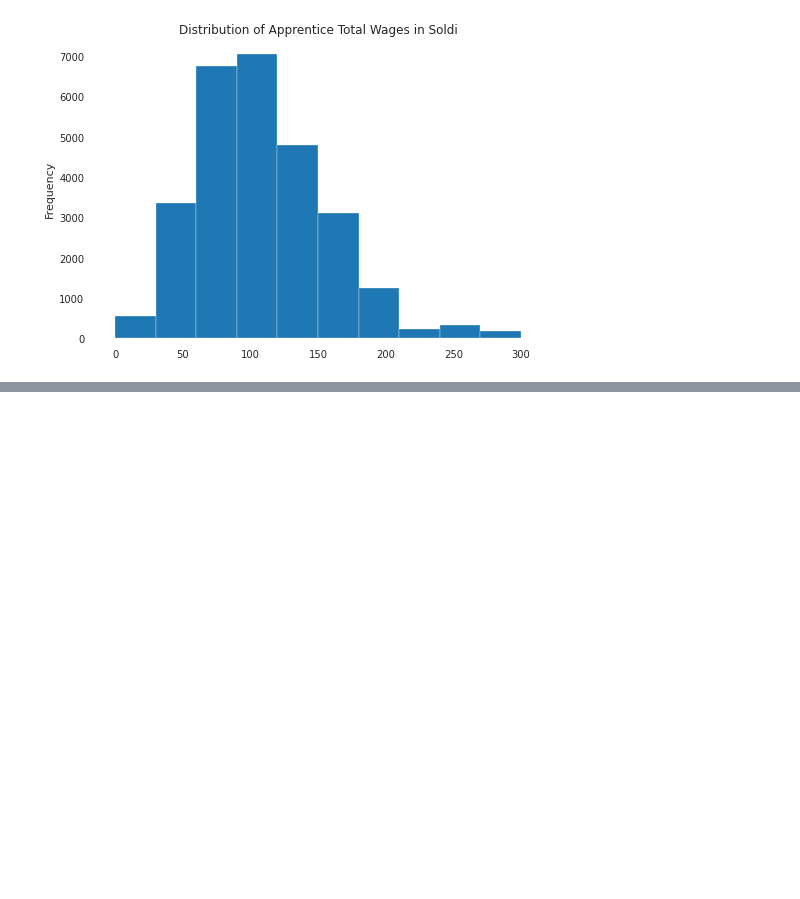
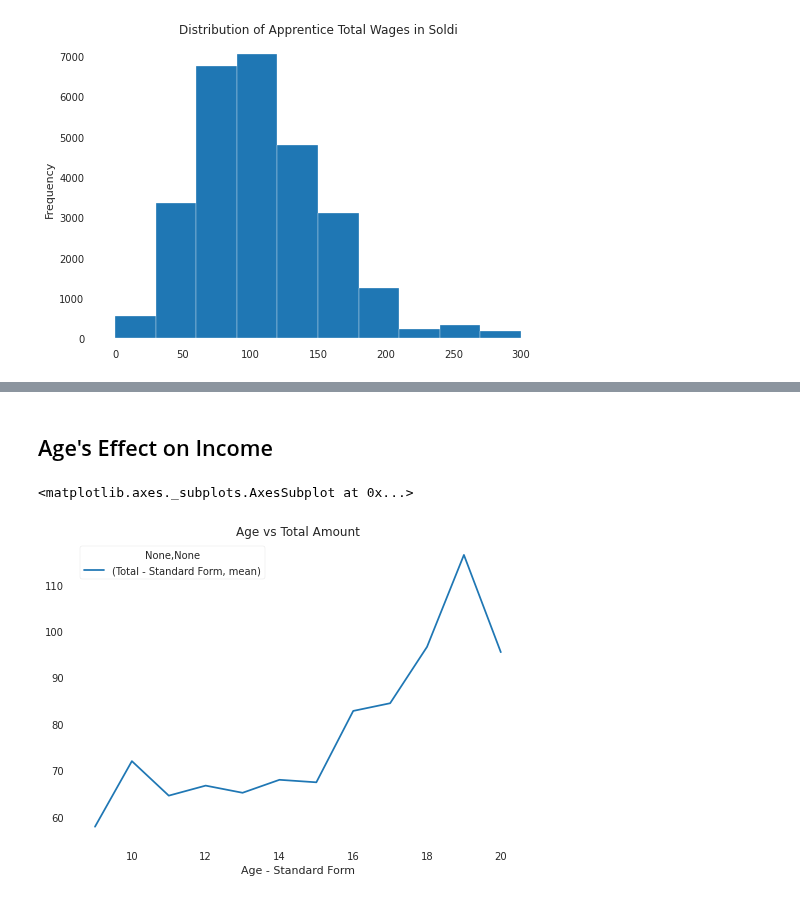
Before and after one commit to AlricRahl/Garzoni-Dataset-Exploration, a Jupyter notebook: src/Progress Notebook.ipynb, the cells around one changed output, grey strips where cells are left out. Saved outputs shown, nothing was run; the diff lists cells and outputs as text; code cells hidden in the pictures; blank space fills up the shorter version.

Commit message:
Fixed minor mistakes in previous parts. Added a pickle for quick access to profession labels. Checked the correlation between age and income.

```diff
--- a/src/Progress Notebook.ipynb
+++ b/src/Progress Notebook.ipynb
@@ -78,3 +78,4 @@ First, after the process I saved the variables to a pickle for faster access, so
 # %%
 all_sheets = clnt.loadPickle("../data/pickles/all_sheets.pkl")
+labels_to_professioon = clnt.loadPickle("../data/pickles/profession_standards_to_label.pkl")
 # %% [markdown]
@@ -176,0 +192,25 @@ for label in tqdm(u):
+# %%
+# Get the necessary datasets and exclude unnecessary variables
+mentions = clnt.loadPickle("../data/pickles/clean_mentions.pkl")
+apprentices = mentions[mentions["Tag"] == "grz:Apprentice"]
+apprentices_trimmed = apprentices[["Contract ID", "Professions - Standard Form"]]
+finances = clnt.loadPickle("../data/pickles/clean_Financial.pkl")[["Contract ID",
+                                                                   "Total - Standard Form"]]
+professions = all_sheets["professions"].copy()[["Standard Form", "Category ID"]]
+categories = all_sheets["categories"].copy()[["ID", "Label"]]
+
+
+# Merge the right connections
+labels = pd.merge(professions, categories, left_on="Category ID", right_on="ID")[["Standard Form", "Label"]]
+# clnt.savePickle(labels, "../data/pickles/profession_standards_to_label.pkl")
+
+apprentices_trimmed = pd.merge(apprentices_trimmed, labels,
+                               left_on="Professions - Standard Form",
+                               right_on="Standard Form")[["Contract ID",
+                                                          "Professions - Standard Form",
+                                                          "Label"]]
+jobs_w_pays = pd.merge(apprentices_trimmed, finances, on="Contract ID")
+jwp_grouped = jobs_w_pays[["Label", "Total - Standard Form"]].groupby(["Label"]).agg(["mean","count"]).reset_index()
+jwp_grouped[(jwp_grouped[("Total - Standard Form", "count")] > 5) &
+            (jwp_grouped[("Total - Standard Form", "mean")] > 1)].sort_values(("Total - Standard Form", "mean"),
+                                                                              ascending=False).head(10)
@@ -176,0 +230,24 @@ for label in tqdm(u):
+# %% [markdown]
+## Age's Effect on Income ##
+# %%
+# Get necessary dataframes
+mentions = clnt.loadPickle("../data/pickles/clean_mentions.pkl")
+apprentices = mentions[mentions["Tag"] == "grz:Apprentice"]
+apprentices_trimmed = apprentices[["Contract ID", "Age - Standard Form"]]
+finances = clnt.loadPickle("../data/pickles/clean_Financial.pkl")[["Contract ID",
+                                                                   "Total - Standard Form",
+                                                                   "Paid by"]]
+# Merging Process
+age_w_money = pd.merge(apprentices_trimmed, finances, on="Contract ID")
+age_w_money["Age - Standard Form"] = pd.to_numeric(age_w_money["Age - Standard Form"])
+age_w_money = age_w_money[age_w_money["Paid by"] == "grz:MasterPayer"][["Age - Standard Form",
+                                                                        "Total - Standard Form"]]
+# Group and exclude non-master pays
+age_w_money = age_w_money.groupby(["Age - Standard Form"]).agg(["mean", "count"]).reset_index()
+awm_trimmed = age_w_money[(age_w_money[("Total - Standard Form", "count")] > 500) &
+                          (age_w_money[("Total - Standard Form", "mean")] > 0)]
+awm_trimmed.plot.line("Age - Standard Form", ("Total - Standard Form", "mean"),
+                      title="Age vs Total Amount")
+# %% [output]
+<matplotlib.axes._subplots.AxesSubplot at 0x...>
+[figure, added]
```
Also changed, not shown: parts of 16 cells of this notebook.
